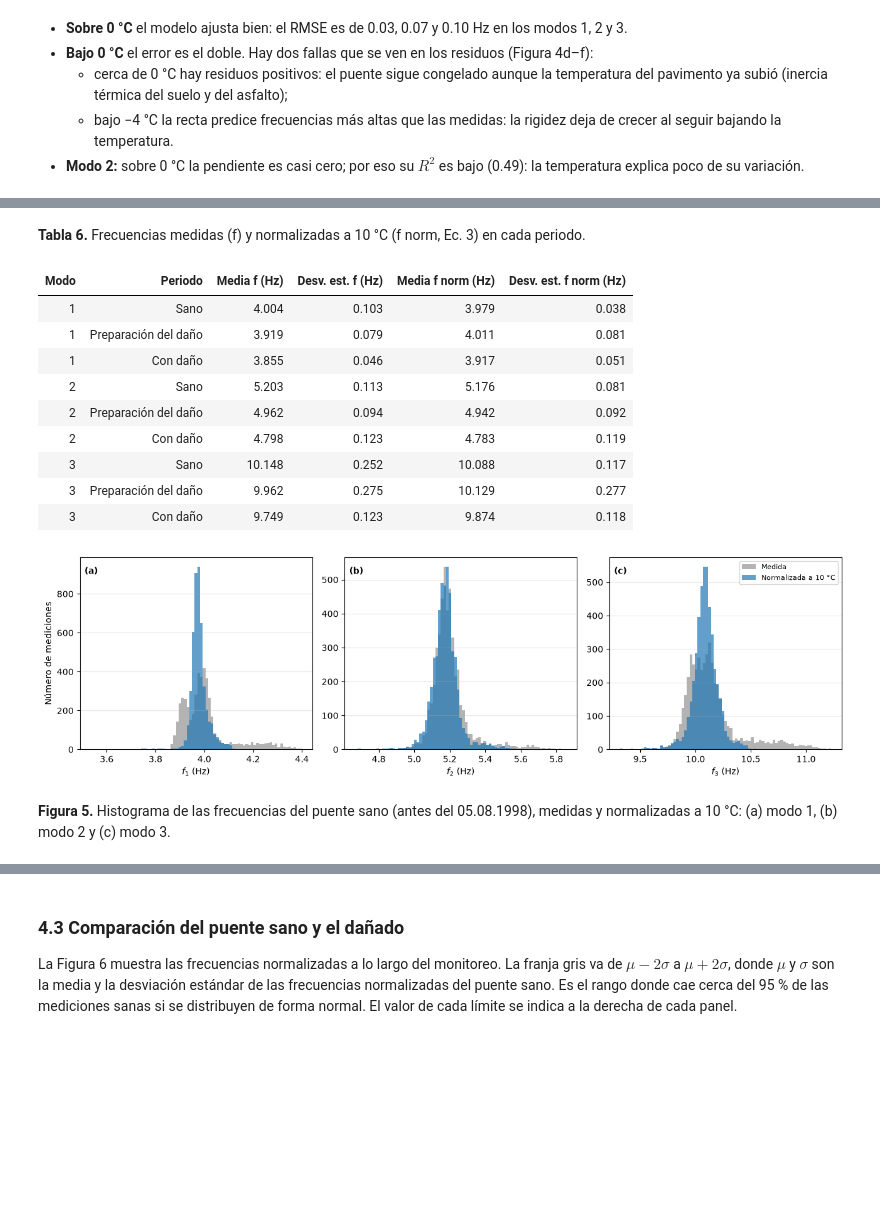
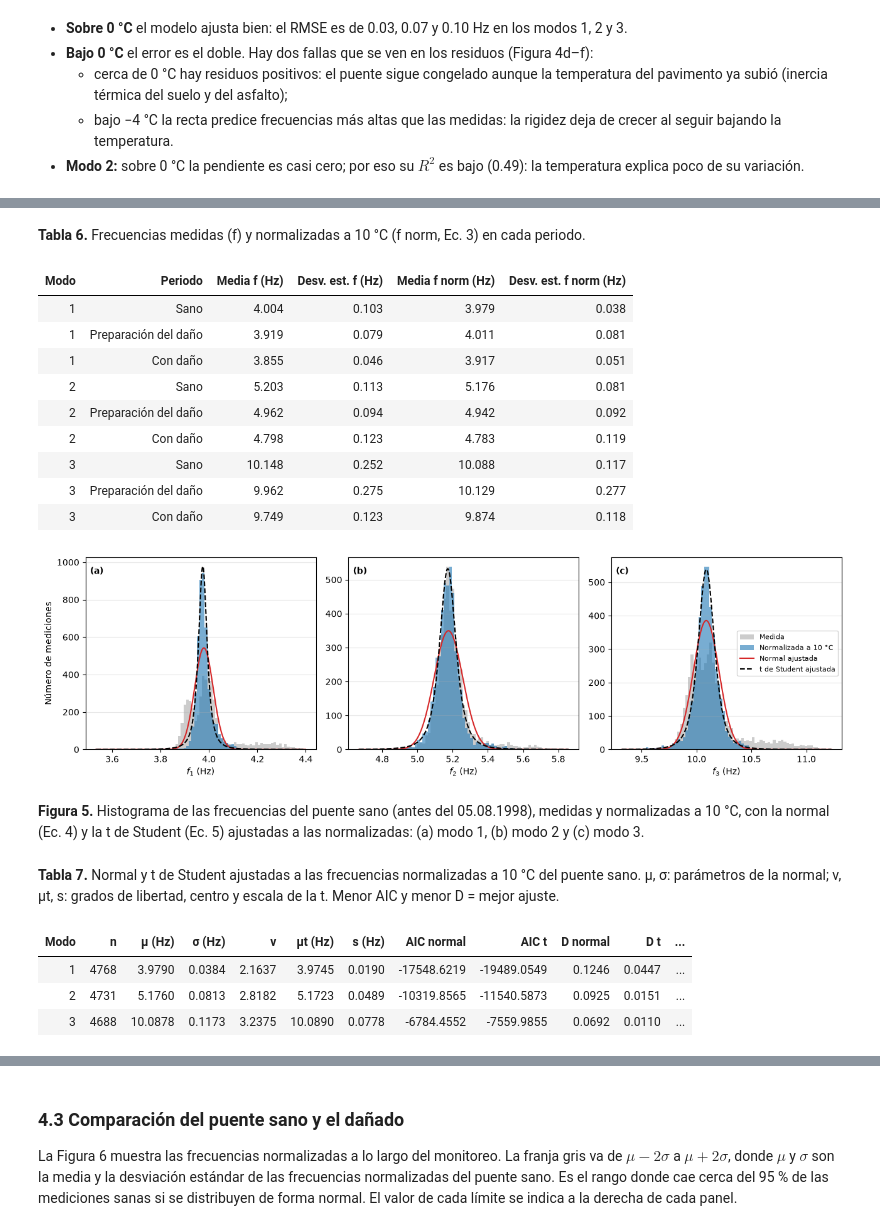
Before and after one commit to 25adiaz-apps/phd-civil-ualberta, a Jupyter notebook: structural-reliability/bridge-z24/z24_modal_distributions.ipynb, the cells around one changed output, grey strips where cells are left out. Drawn from its saved outputs; the diff is of its cells as text; code cells hidden in the pictures; blank space fills up the shorter version.

```diff
--- a/structural-reliability/bridge-z24/z24_modal_distributions.ipynb
+++ b/structural-reliability/bridge-z24/z24_modal_distributions.ipynb
@@ -402,50 +425,90 @@ for m in MODE_BANDS:
     T = modal["T"].to_numpy()
     modal[f"fn{m}"] = modal[f"f{m}"] - bilinear_terms(T) @ coefs[m] + (bilinear_terms(T_REF) @ coefs[m])[0]
 
 rows = []
 for period in ["Sano", "Preparación del daño", "Con daño"]:
     sel = modal[modal["period"] == period]
     for m in MODE_BANDS:
         rows.append({"Modo": m, "Periodo": period,
                      "Media f (Hz)": sel[f"f{m}"].mean(), "Desv. est. f (Hz)": sel[f"f{m}"].std(),
                      "Media f norm (Hz)": sel[f"fn{m}"].mean(), "Desv. est. f norm (Hz)": sel[f"fn{m}"].std()})
 norm_summary = pd.DataFrame(rows).sort_values("Modo", kind="stable")
 
 t_num += 1
 show_table(norm_summary, t_num, f"Frecuencias medidas (f) y normalizadas a {T_REF:.0f} °C (f norm, Ec. 3) en cada "
            "periodo.", precision=3, hide_index=True)
 
+def fit_normal_t(x):
+    # Maximum likelihood fit of a normal (Eq. 4) and a Student t (Eq. 5), compared with AIC and the KS statistic
+    x = np.asarray(x, float)
+    mu, sd = stats.norm.fit(x)
+    nu, loc, scale = stats.t.fit(x, 5, loc=np.median(x), scale=sd)   # initial guess: the default start can stall at nu -> inf
+    aic_n = 2 * 2 - 2 * stats.norm.logpdf(x, mu, sd).sum()
+    aic_t = 2 * 3 - 2 * stats.t.logpdf(x, nu, loc, scale).sum()
+    return {"n": len(x), "μ (Hz)": mu, "σ (Hz)": sd, "ν": nu, "μt (Hz)": loc, "s (Hz)": scale,
+            "AIC normal": aic_n, "AIC t": aic_t,
+            "D normal": stats.kstest(x, lambda v: stats.norm.cdf(v, mu, sd)).statistic,
+            "D t": stats.kstest(x, lambda v: stats.t.cdf(v, nu, loc, scale)).statistic,
+            "Mejor (AIC)": "t de Student" if aic_t < aic_n else "Normal"}
+
+
+def plot_fit_hist(healthy, norm_col, caption):
+    # Histograms of the measured and normalized frequencies with the fitted normal and t densities
+    rows = []
+    fig, axes = plt.subplots(1, len(MODE_BANDS), figsize=(13, 3.8))
+    for i, (ax, m) in enumerate(zip(axes, MODE_BANDS)):
+        raw, norm = healthy[f"f{m}"].dropna(), healthy[norm_col.format(m=m)].dropna()
+        fit = fit_normal_t(norm)
+        rows.append({"Modo": m, **fit})
+        bins = np.linspace(min(raw.min(), norm.min()), max(raw.max(), norm.max()), 80)
+        width = bins[1] - bins[0]
+        x = np.linspace(bins[0], bins[-1], 500)
+        ax.hist(raw, bins=bins, color="0.8", label="Medida")
+        ax.hist(norm, bins=bins, color="C0", alpha=0.6, label=f"Normalizada a {T_REF:.0f} °C")
+        ax.plot(x, len(norm) * width * stats.norm.pdf(x, fit["μ (Hz)"], fit["σ (Hz)"]), color="C3", lw=1.5,
+                label="Normal ajustada")
+        ax.plot(x, len(norm) * width * stats.t.pdf(x, fit["ν"], fit["μt (Hz)"], fit["s (Hz)"]), color="k", lw=1.5,
+                ls="--", label="t de Student ajustada")
+        ax.set_xlabel(f"$f_{m}$ (Hz)")
+        ax.grid(axis="y", alpha=0.3)
+        ax.text(0.02, 0.95, f"({chr(97 + i)})", transform=ax.transAxes, va="top", fontweight="bold")
+    axes[0].set_ylabel("Número de mediciones")
+    axes[-1].legend(fontsize=8, loc="center right")
+    fig.tight_layout()
+    global f_num
+    f_num += 1
+    show_figure(fig, f_num, caption)
+    return pd.DataFrame(rows)
+
+
 sano = modal[modal["period"] == "Sano"]
-fig, axes = plt.subplots(1, len(MODE_BANDS), figsize=(13, 3.8))
-for i, (ax, m) in enumerate(zip(axes, MODE_BANDS)):
-    raw, norm = sano[f"f{m}"].dropna(), sano[f"fn{m}"].dropna()
-    bins = np.linspace(min(raw.min(), norm.min()), max(raw.max(), norm.max()), 80)
-    ax.hist(raw, bins=bins, color="0.7", label="Medida")
-    ax.hist(norm, bins=bins, color="C0", alpha=0.7, label=f"Normalizada a {T_REF:.0f} °C")
-    ax.set_xlabel(f"$f_{m}$ (Hz)")
-    ax.grid(axis="y", alpha=0.3)
-    ax.text(0.02, 0.95, f"({chr(97 + i)})", transform=ax.transAxes, va="top", fontweight="bold")
-axes[0].set_ylabel("Número de mediciones")
-axes[-1].legend(fontsize=8, loc="upper right")
-fig.tight_layout()
+fits = plot_fit_hist(sano, "fn{m}", "Histograma de las frecuencias del puente sano (antes del 05.08.1998), medidas y "
+                     f"normalizadas a {T_REF:.0f} °C, con la normal (Ec. 4) y la t de Student (Ec. 5) ajustadas a las "
+                     "normalizadas: (a) modo 1, (b) modo 2 y (c) modo 3.")
 
-f_num += 1
-show_figure(fig, f_num, "Histograma de las frecuencias del puente sano (antes del 05.08.1998), medidas y normalizadas "
-            f"a {T_REF:.0f} °C: (a) modo 1, (b) modo 2 y (c) modo 3.")
+t_num += 1
+show_table(fits, t_num, f"Normal y t de Student ajustadas a las frecuencias normalizadas a {T_REF:.0f} °C del puente sano. "
+           "μ, σ: parámetros de la normal; ν, μt, s: grados de libertad, centro y escala de la t. Menor AIC y menor D = "
+           "mejor ajuste.", precision=4, hide_index=True)
 # %% [output]
 **Tabla 6.** Frecuencias medidas (f) y normalizadas a 10 °C (f norm, Ec. 3) en cada periodo.
 | Modo | Periodo | Media f (Hz) | Desv. est. f (Hz) | Media f norm (Hz) | Desv. est. f norm (Hz) |
 | 1 | Sano | 4.004 | 0.103 | 3.979 | 0.038 |
 | 1 | Preparación del daño | 3.919 | 0.079 | 4.011 | 0.081 |
 | 1 | Con daño | 3.855 | 0.046 | 3.917 | 0.051 |
 | 2 | Sano | 5.203 | 0.113 | 5.176 | 0.081 |
 | 2 | Preparación del daño | 4.962 | 0.094 | 4.942 | 0.092 |
 | 2 | Con daño | 4.798 | 0.123 | 4.783 | 0.119 |
 | 3 | Sano | 10.148 | 0.252 | 10.088 | 0.117 |
 | 3 | Preparación del daño | 9.962 | 0.275 | 10.129 | 0.277 |
 | 3 | Con daño | 9.749 | 0.123 | 9.874 | 0.118 |
-[figure, old version]
+[figure, new version]
-**Figura 5.** Histograma de las frecuencias del puente sano (antes del 05.08.1998), medidas y normalizadas a 10 °C: (a) modo 1, (b) modo 2 y (c) modo 3.
+**Figura 5.** Histograma de las frecuencias del puente sano (antes del 05.08.1998), medidas y normalizadas a 10 °C, con la normal (Ec. 4) y la t de Student (Ec. 5) ajustadas a las normalizadas: (a) modo 1, (b) modo 2 y (c) modo 3.
+**Tabla 7.** Normal y t de Student ajustadas a las frecuencias normalizadas a 10 °C del puente sano. μ, σ: parámetros de la normal; ν, μt, s: grados de libertad, centro y escala de la t. Menor AIC y menor D = mejor ajuste.
+| Modo | n | μ (Hz) | σ (Hz) | ν | μt (Hz) | s (Hz) | AIC normal | AIC t | D normal | D t | ... |
+| 1 | 4768 | 3.9790 | 0.0384 | 2.1637 | 3.9745 | 0.0190 | -17548.6219 | -19489.0549 | 0.1246 | 0.0447 | ... |
+| 2 | 4731 | 5.1760 | 0.0813 | 2.8182 | 5.1723 | 0.0489 | -10319.8565 | -11540.5873 | 0.0925 | 0.0151 | ... |
+| 3 | 4688 | 10.0878 | 0.1173 | 3.2375 | 10.0890 | 0.0778 | -6784.4552 | -7559.9855 | 0.0692 | 0.0110 | ... |
 # %% [markdown]
 - La normalización reduce la desviación estándar del puente sano: de 0.103 a 0.038 Hz en el modo 1, de 0.113 a 0.081 Hz en el modo 2 y de 0.252 a 0.117 Hz en el modo 3 (Tabla 6).
 - Las colas de frecuencias altas de la helada desaparecen casi del todo (Figura 5): las distribuciones quedan estrechas y con un solo pico.
```
Also changed, not shown: parts of 7 cells of this notebook.
